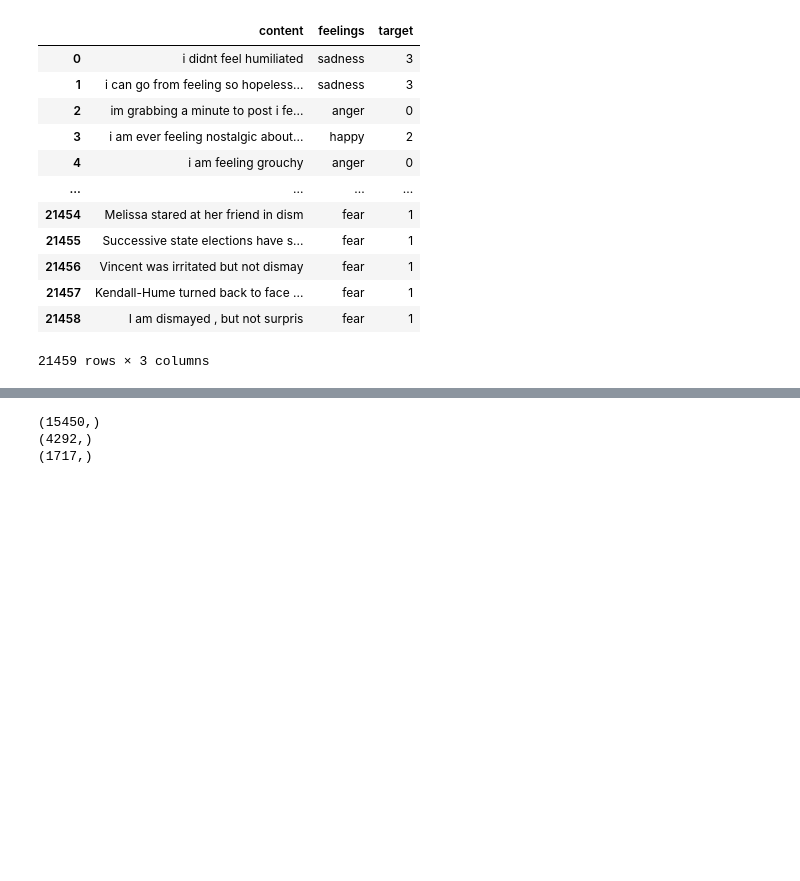
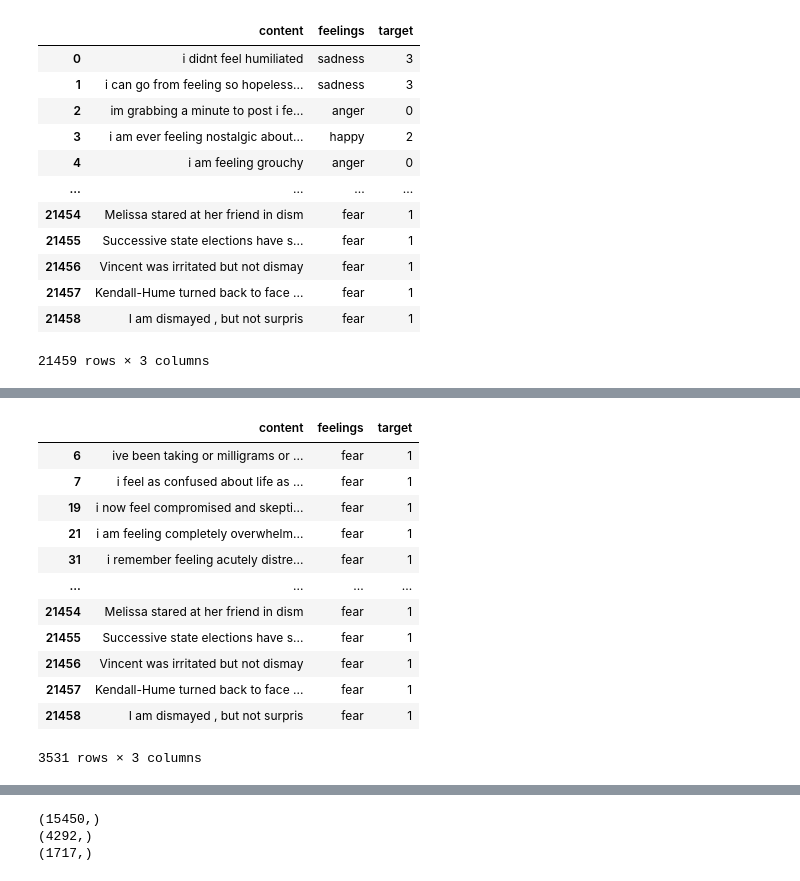
Before and after one commit to Flockyy/feelingz, a Jupyter notebook: flo/eda.ipynb, the cells around one changed output, grey strips where cells are left out. Drawn from its saved outputs; the diff is of its cells as text; code cells hidden in the pictures; blank space fills up the shorter version.

```diff
--- a/flo/eda.ipynb
+++ b/flo/eda.ipynb
@@ -143,0 +160,16 @@ df
+# %%
+df[df['target']==1]
+# %% [output]
+|  | content | feelings | target |
+| 6 | ive been taking or milligrams or ... | fear | 1 |
+| 7 | i feel as confused about life as ... | fear | 1 |
+| 19 | i now feel compromised and skepti... | fear | 1 |
+| 21 | i am feeling completely overwhelm... | fear | 1 |
+| 31 | i remember feeling acutely distre... | fear | 1 |
+| ... | ... | ... | ... |
+| 21454 | Melissa stared at her friend in dism | fear | 1 |
+| 21455 | Successive state elections have s... | fear | 1 |
+| 21456 | Vincent was irritated but not dismay | fear | 1 |
+| 21457 | Kendall-Hume turned back to face ... | fear | 1 |
+| 21458 | I am dismayed , but not surpris | fear | 1 |
+3531 rows × 3 columns
```
Also changed, not shown: parts of 2 cells of this notebook, 7 other files.
